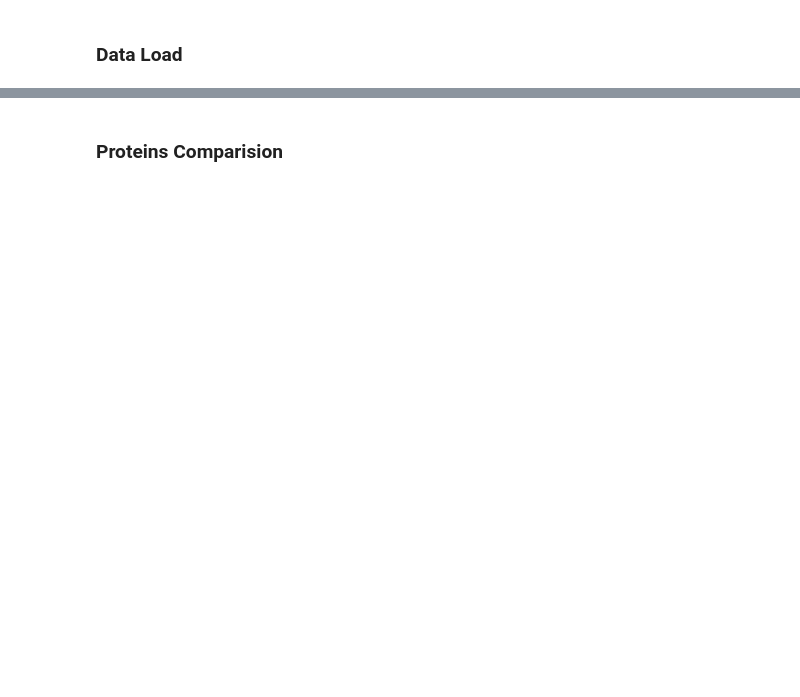
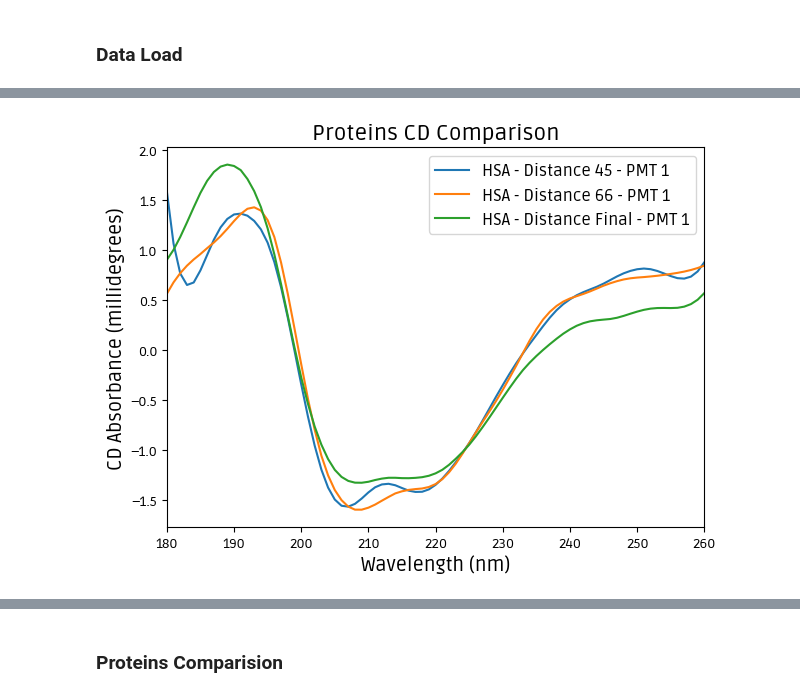
Before and after one commit to elementare/Circular-Dichroism, a Jupyter notebook: cd_analysis.ipynb, the cells around one changed output, grey strips where cells are left out. Cells and saved outputs as stored; diff of their text form; code cells hidden in the pictures; blank space fills up the shorter version.

```diff
--- a/cd_analysis.ipynb
+++ b/cd_analysis.ipynb
@@ -252,0 +38,6 @@ TypeError: listdir: path should be string, bytes, os.PathLike or None, not set
+# %%
+plotSamples(samples27_09Proc, samples=[9, 11, 12], show=False )
+plt.grid(), plt.tight_layout()
+plt.show()
+# %% [output]
+[figure, added]
```
Also changed, not shown: parts of 20 cells of this notebook, 3 other files.
